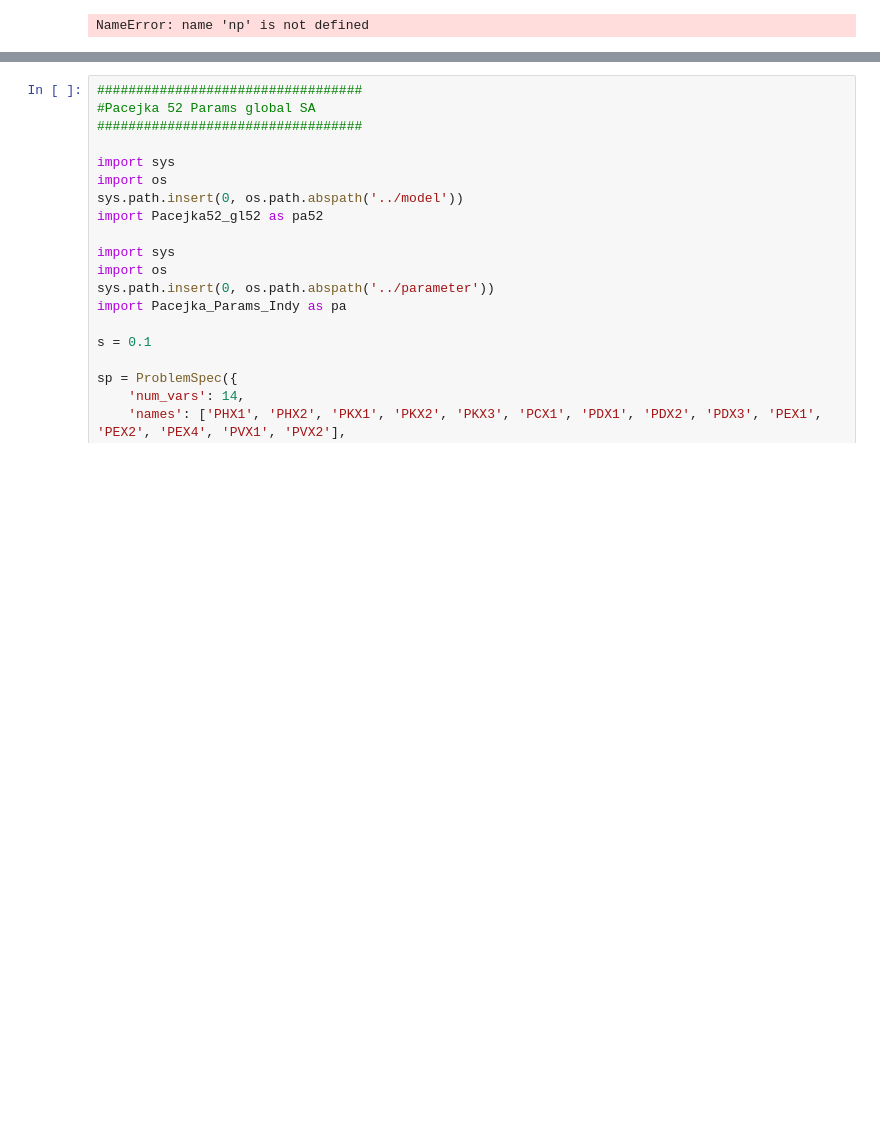
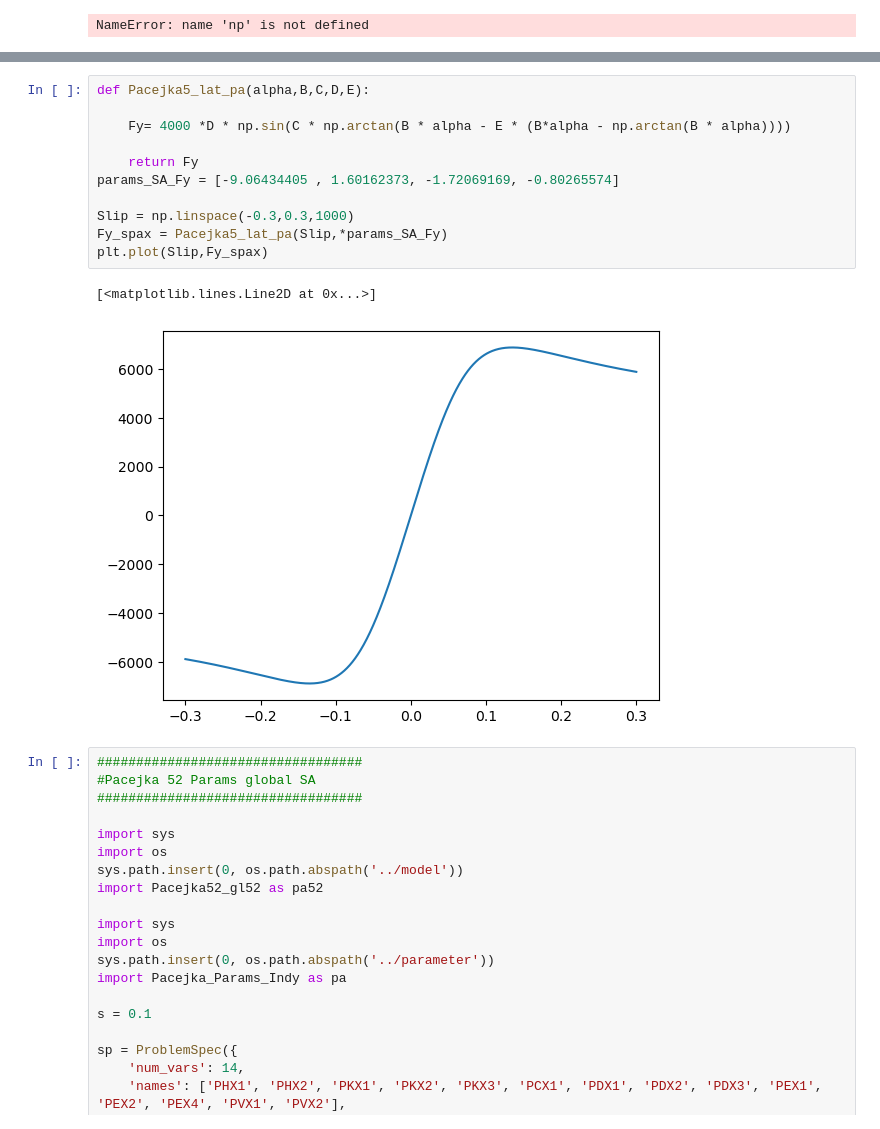
Before and after one commit to BenediktRuhland/SA-Tire-model, a Jupyter notebook: global SA/globalSA_saltelli.ipynb, the cells around one changed output, grey strips where cells are left out. Cells and saved outputs as stored; diff of their text form; blank space fills up the shorter version.

```diff
--- a/global SA/globalSA_saltelli.ipynb
+++ b/global SA/globalSA_saltelli.ipynb
@@ -289,3 +267,17 @@ print(ST_mean)
+# %%
+def Pacejka5_lat_pa(alpha,B,C,D,E):
+
+    Fy= 4000 *D * np.sin(C * np.arctan(B * alpha - E * (B*alpha - np.arctan(B * alpha))))
+
+    return Fy
+params_SA_Fy = [-9.06434405 , 1.60162373, -1.72069169, -0.80265574]
+
+Slip = np.linspace(-0.3,0.3,1000)
+Fy_spax = Pacejka5_lat_pa(Slip,*params_SA_Fy)
+plt.plot(Slip,Fy_spax)
+# %% [output]
+[<matplotlib.lines.Line2D at 0x...>]
+[figure, added]
 # %%
 ##################################
 #Pacejka 52 Params global SA
```
Also changed, not shown: parts of 1 cell of this notebook, 1 other file.
